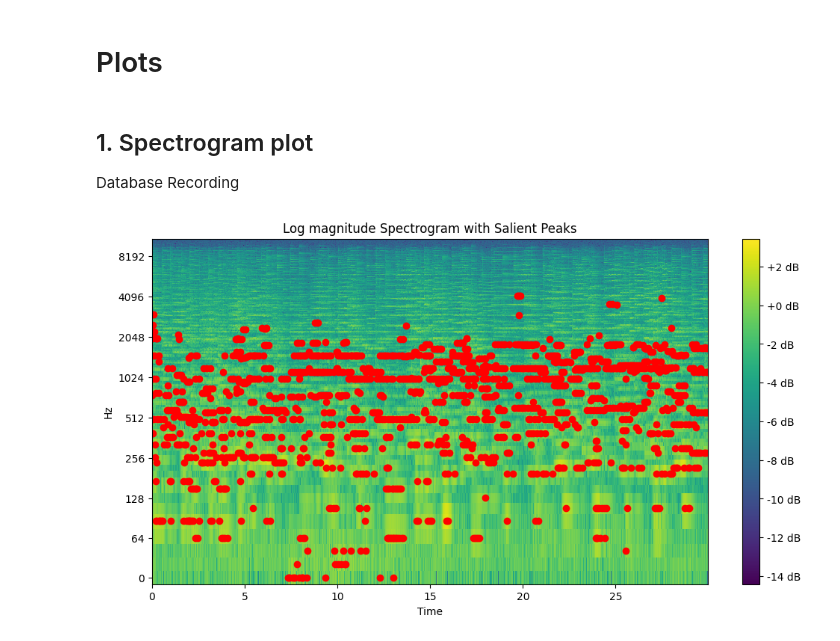
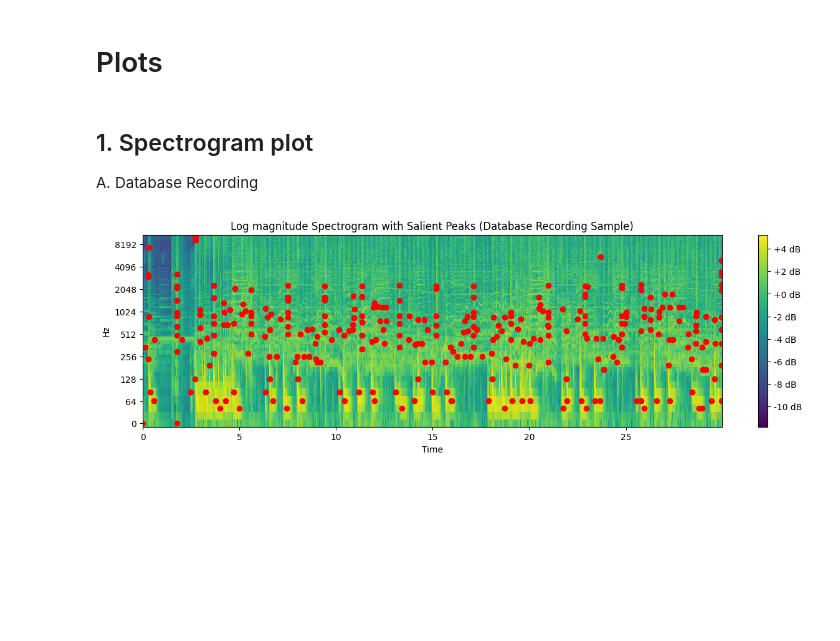
Before and after one commit to eadenise/audio_identification, a Jupyter notebook: notebooks/plot.ipynb, the cells around one changed output. Saved outputs shown, nothing was run; the diff lists cells and outputs as text; code cells hidden in the pictures; blank space fills up the shorter version.

```diff
--- a/notebooks/plot.ipynb
+++ b/notebooks/plot.ipynb
@@ -1,8 +1,5 @@
 # %% [markdown]
 # Plots
-# %% [markdown]
-## 1. Spectrogram plot
-Database Recording
 # %%
 import os
 import librosa
@@ -13,32 +10,35 @@ import sys
 
 sys.path.append('../src')
 from fingerprint_build import AudioExtract, FingerPrintBuild
+# %% [markdown]
+## 1. Spectrogram plot
+A. Database Recording
 # %%
 sr = 22050
 n_fft = 1024
 hop_length = n_fft // 2
 window_sec = 1
 spec = AudioExtract(sr, n_fft, hop_length)
 
 database_dir = '../data/database_recordings/'
-sample_file = os.path.join(database_dir, 'classical.00001.wav')
+sample_file = os.path.join(database_dir, 'pop.00070.wav')
 
 y = spec.get_single_file(sample_file)
 
 fp = FingerPrintBuild(y)
-peaks = fp.get_salient_peaks(sr, hop_length, target_peak_s = 50, window_sec=window_sec)
+peaks = fp.get_salient_peaks(sr, n_fft, hop_length, target_peak_s = 10, window_sec=window_sec)
 bin_idx, frame_idx = zip(*peaks)
 
 times = librosa.frames_to_time(frame_idx, sr=sr, hop_length=hop_length)
 freqs = librosa.fft_frequencies(sr=sr, n_fft=n_fft)[list(bin_idx)]
 
-fig, ax = plt.subplots(1, 1, figsize=(12,6))
+fig, ax = plt.subplots(1, 1, figsize=(15,4))
 img = librosa.display.specshow(y, y_axis='log',x_axis='time',
                                sr=sr, ax=ax, cmap='viridis')
 
 ax.scatter(x=times, y= freqs, c='red')
 fig.colorbar(img, ax=ax, format='%+2.0f dB')
-ax.set(title='Log magnitude Spectrogram with Salient Peaks')
+ax.set(title='Log magnitude Spectrogram with Salient Peaks (Database Recording Sample)')
 plt.show()
 # %% [output]
-[figure, old version]
+[figure, new version]
```
Also changed, not shown: parts of 2 cells of this notebook.
